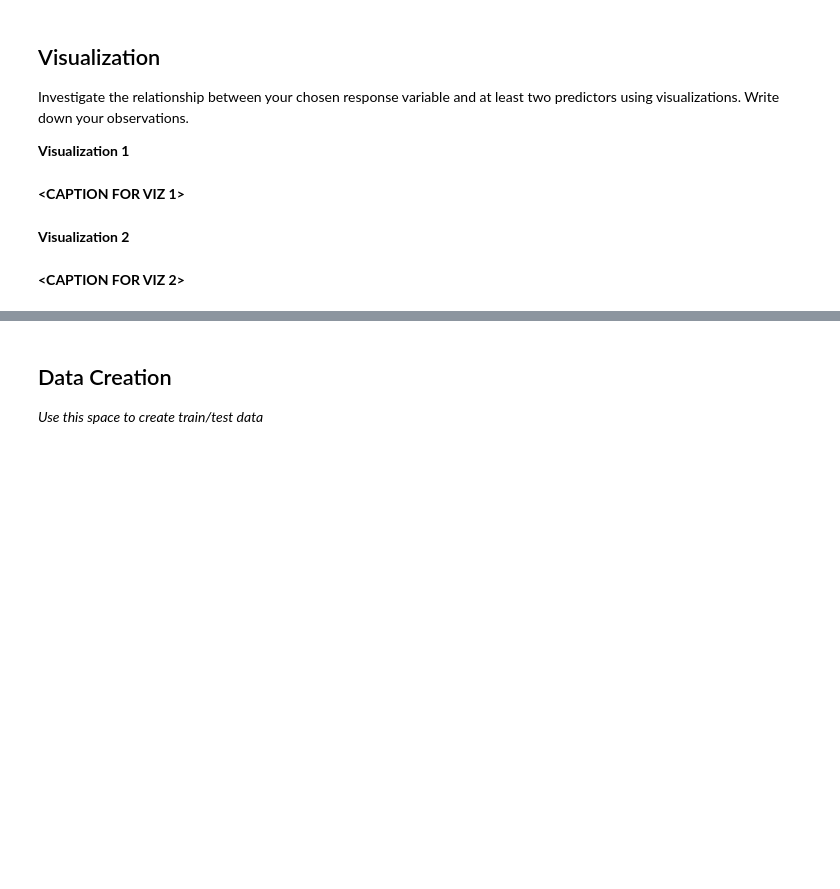
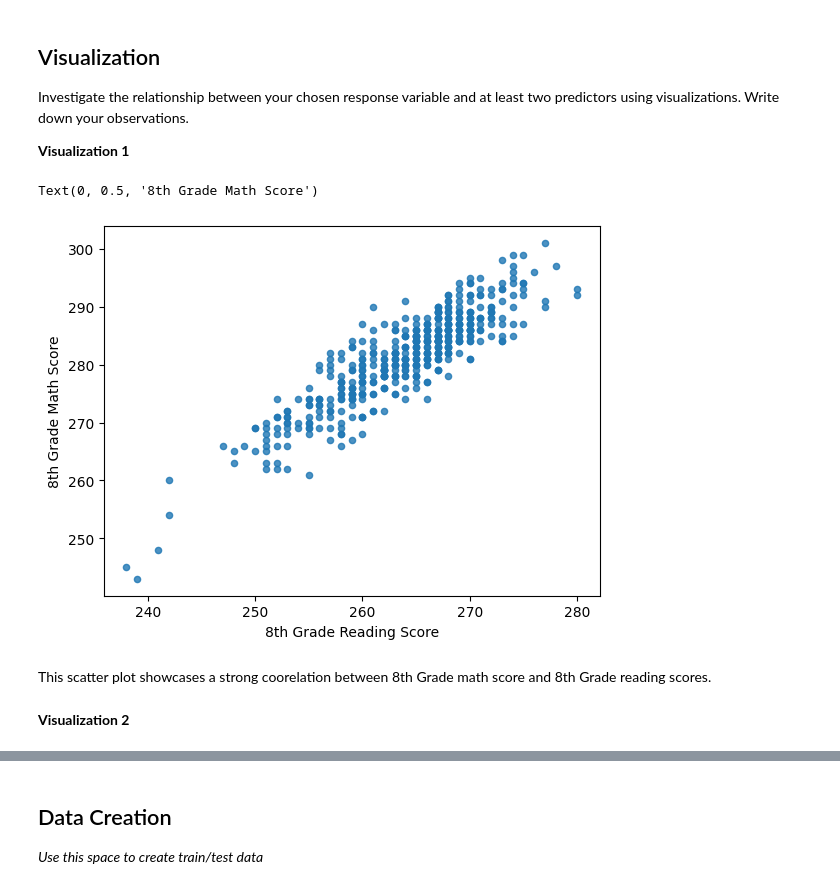
Before and after one commit to uma3iyer/msdt-tutorial, a Jupyter notebook: tutorial1/checkpoint1.ipynb, the cells around one changed output, grey strips where cells are left out. Drawn from its saved outputs; the diff is of its cells as text; code cells hidden in the pictures; blank space fills up the shorter version.

```diff
--- a/tutorial1/checkpoint1.ipynb
+++ b/tutorial1/checkpoint1.ipynb
@@ -155,6 +155,9 @@ After exploring the data, you can choose to modify features that you would use t
 You can also create your own features. For example, perhaps you figured that maybe a state's expenditure per student may affect their overall academic performance so you create a expenditure_per_student feature.
 
 Use this space to modify or create features.
+# %%
+# creating new column (% of expenditure on instruction)
+df['PERCENT_INSTRUCTIONAL_EXPENDITURE'] = (df['INSTRUCTION_EXPENDITURE'] / df['TOTAL_EXPENDITURE']) * 100
 # %% [markdown]
 Feature engineering justification: **<BRIEFLY DESCRIBE WHY YOU MADE THE CHANGES THAT YOU DID\>**
 # %% [markdown]
@@ -163,9 +166,14 @@ Feature engineering justification: **<BRIEFLY DESCRIBE WHY YOU MADE THE CHANGES
 Investigate the relationship between your chosen response variable and at least two predictors using visualizations. Write down your observations.
 
 **Visualization 1**
-# %% [markdown]
-**<CAPTION FOR VIZ 1>**
+# %%
+df.plot.scatter(x='AVG_READING_8_SCORE', y='AVG_MATH_8_SCORE', alpha=0.8)
+plt.xlabel('8th Grade Reading Score')
+plt.ylabel('8th Grade Math Score')
+# %% [output]
+Text(0, 0.5, '8th Grade Math Score')
+[figure, added]
+# %% [markdown]
+This scatter plot showcases a strong coorelation between 8th Grade math score and 8th Grade reading scores.
 # %% [markdown]
 **Visualization 2**
-# %% [markdown]
-**<CAPTION FOR VIZ 2>**
```
Also changed, not shown: parts of 19 cells of this notebook.
